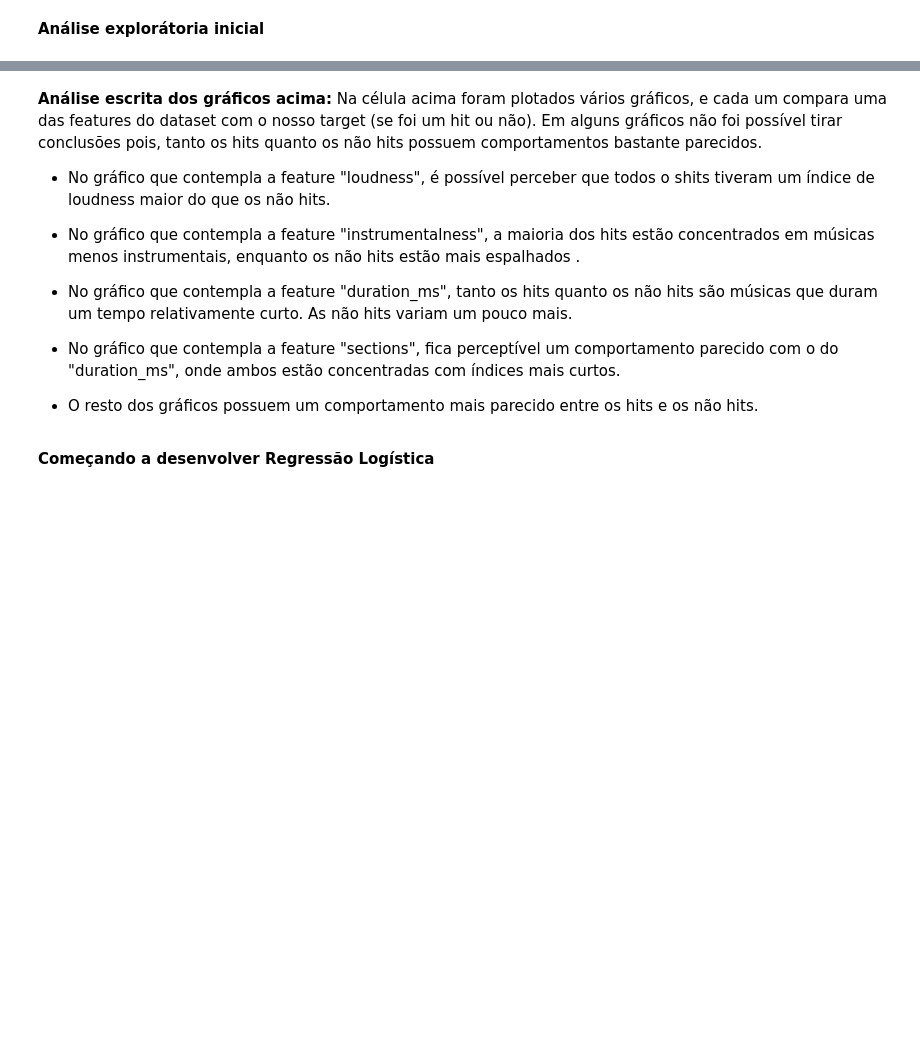
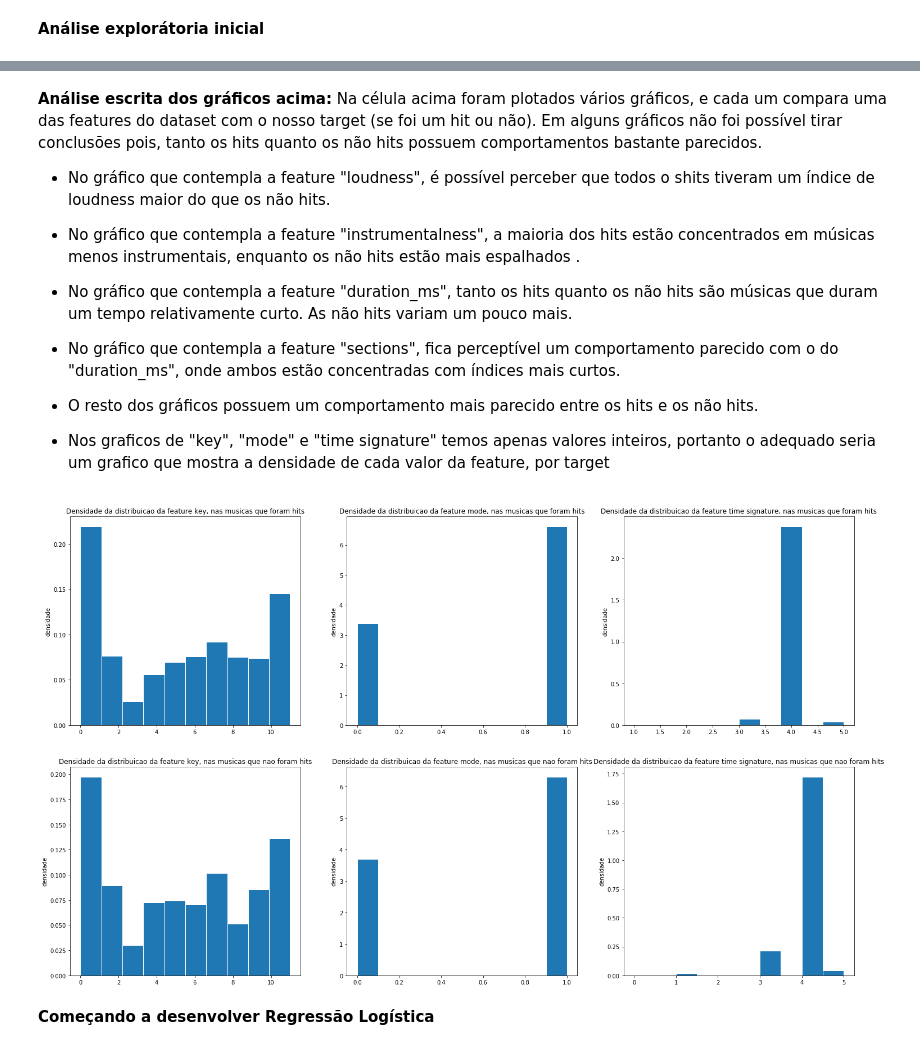
Before and after one commit to Cesar0106/Projeto2-Dados, a Jupyter notebook: Projeto 2 CDados.ipynb, the cells around one changed output, grey strips where cells are left out. Cells and saved outputs as stored; diff of their text form; code cells hidden in the pictures; blank space fills up the shorter version.

Commit message:
ajustes pequenos e adicionei graficos

```diff
--- a/Projeto 2 CDados.ipynb
+++ b/Projeto 2 CDados.ipynb
@@ -169,6 +169,47 @@ sns.pairplot(
 - No gráfico que contempla a feature "sections", fica perceptível um comportamento parecido com o do "duration_ms", onde ambos estão concentradas com índices mais curtos.
 
 - O resto dos gráficos possuem um comportamento mais parecido entre os hits e os não hits.
+
+- Nos graficos de "key", "mode" e "time signature" temos apenas valores inteiros, portanto o adequado seria um grafico que mostra a densidade de cada valor da feature, por target
+# %%
+plt.figure(figsize=(25, 15))
+
+plt.subplot(231)
+plt.hist(hit["key"], edgecolor='white', density=True)
+plt.title("Densidade da distribuicao da feature key, nas musicas que foram hits")
+plt.ylabel('densidade')
+
+
+plt.subplot(234)
+plt.hist(not_hit["key"], edgecolor='white', density=True)
+plt.title("Densidade da distribuicao da feature key, nas musicas que nao foram hits")
+plt.ylabel('densidade')
+
+plt.subplot(232)
+plt.hist(hit["mode"], edgecolor='white', density=True)
+plt.title("Densidade da distribuicao da feature mode, nas musicas que foram hits")
+plt.ylabel('densidade')
+
+
+plt.subplot(235)
+plt.hist(not_hit["mode"], edgecolor='white', density=True)
+plt.title("Densidade da distribuicao da feature mode, nas musicas que nao foram hits")
+plt.ylabel('densidade')
+
+plt.subplot(233)
+plt.hist(hit["time_signature"], edgecolor='white', density=True)
+plt.title("Densidade da distribuicao da feature time signature, nas musicas que foram hits")
+plt.ylabel('densidade')
+
+
+plt.subplot(236)
+plt.hist(not_hit["time_signature"], edgecolor='white', density=True)
+plt.title("Densidade da distribuicao da feature time signature, nas musicas que nao foram hits")
+plt.ylabel('densidade')
+
+plt.show()
+# %% [output]
+[figure, added]
 # %% [markdown]
 **Começando a desenvolver Regressão Logística**
 # %%
```
Also changed, not shown: parts of 7 cells of this notebook.
